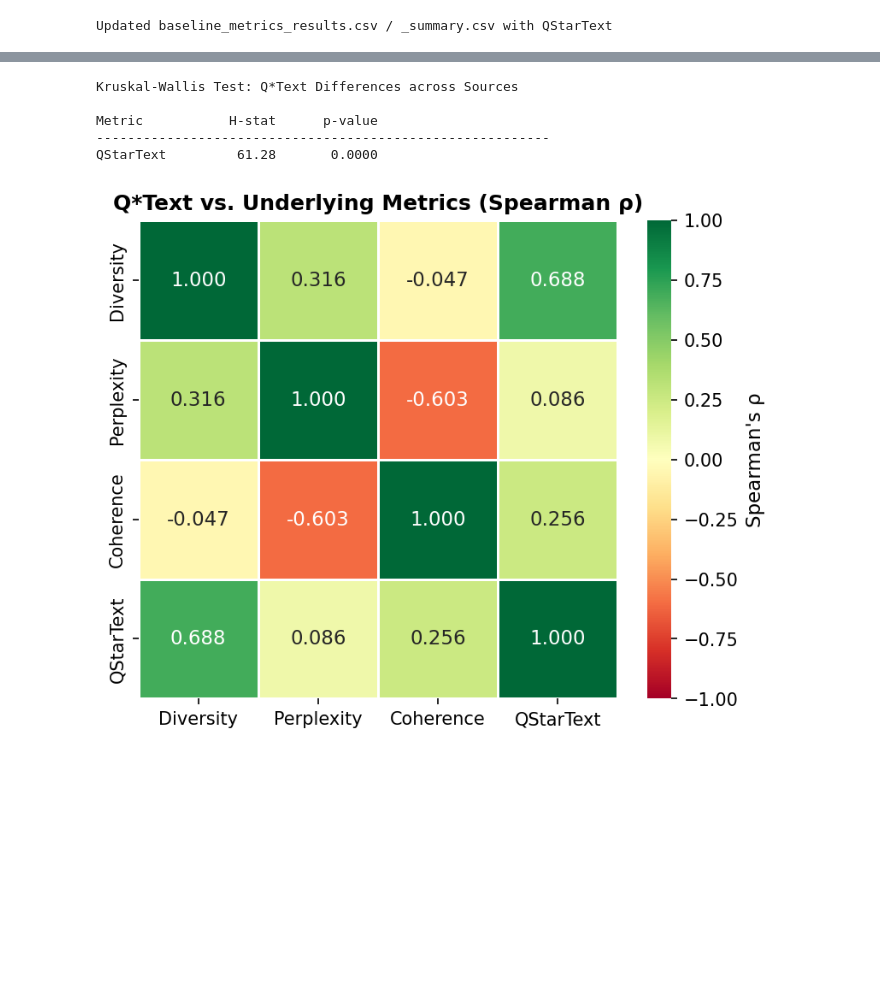
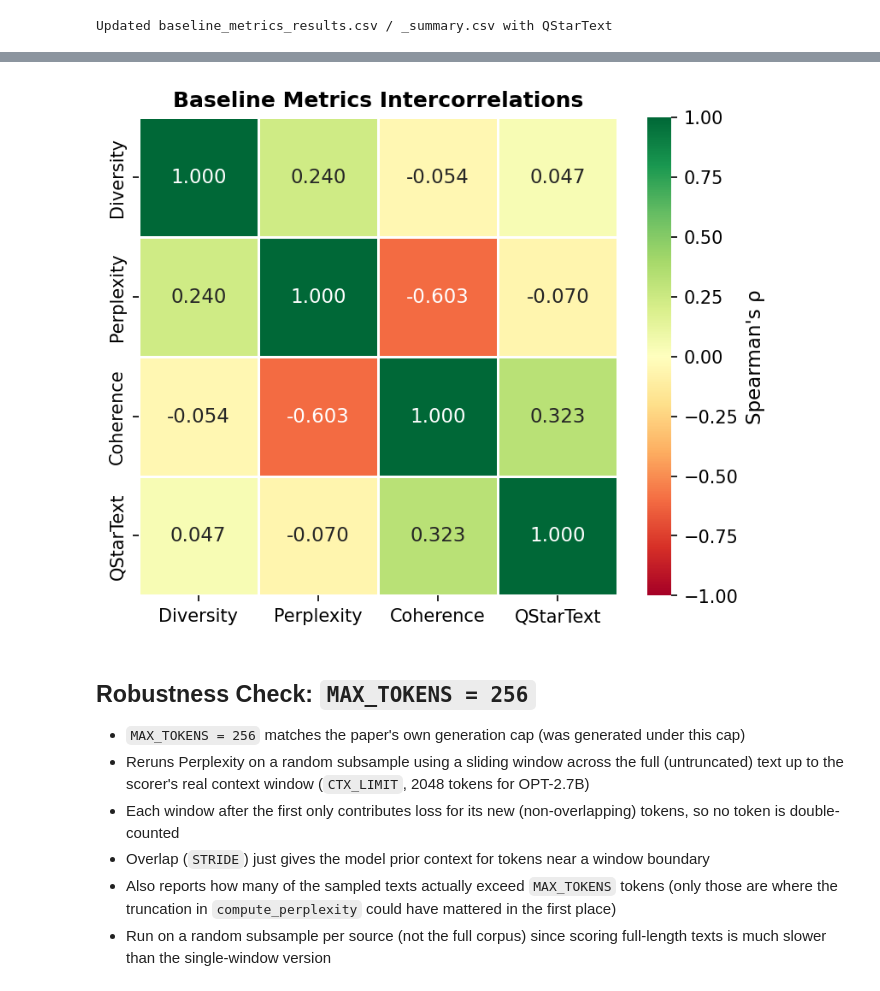
Before and after one commit to thwinner/llm-linguistic-diversity, a Jupyter notebook: metrics/04_baseline_metrics/baselines.ipynb, the cells around one changed output, grey strips where cells are left out. Cells and saved outputs as stored; diff of their text form; code cells hidden in the pictures; blank space fills up the shorter version.

Commit message:
Complete baseline metrics

```diff
--- a/metrics/04_baseline_metrics/baselines.ipynb
+++ b/metrics/04_baseline_metrics/baselines.ipynb
@@ -229,7 +150,7 @@ $$\text{DIV}(x) = \prod_{n=2}^{4} \frac{|\text{unique } n\text{-grams}(x)|}{|\te
 # %%
-# Word tokenizer
+# Word tokenizer: plain whitespace split, so case and attached punctuation are kept
 def word_tokenize_simple(text):
-    return re.findall(r"\w+", text.lower())
+    return text.strip().split()
 
 def diversity_score(text, n_range=(2, 3, 4)):
     '''Calculate the diversity score of a text based on unique n-grams for n in n_range.'''
@@ -303,14 +225,17 @@ def compute_perplexity(text, max_tokens=MAX_TOKENS):
 
     return float(torch.exp(loss).cpu())
 
-# Load or compute perplexity (cached per domain + scorer model, since both affect the result)
-CACHE_PATH = TABLE_DIR / f'baseline_metrics_results_{MODEL_TAG}.csv'
+# Load or compute perplexity (cached per domain + scorer model + MAX_TOKENS + corpus fingerprint,
+# so a corpus change -- e.g. the human 5-cap -- can never silently reuse a stale cache)
+
+CACHE_PATH = TABLE_DIR / f'baseline_metrics_results_{MODEL_TAG}_mt{MAX_TOKENS}_{DATA_FINGERPRINT}.csv'
 KEY_COLS = ['prompt_id', 'source', 'story_id']
 
 # Load cached perplexity if available, otherwise compute it for each text
 if CACHE_PATH.exists():
     cached = pd.read_csv(CACHE_PATH)[KEY_COLS + ['Perplexity']]
     df = df.merge(cached, on=KEY_COLS, how='left')
+
     print(f'Loaded cached Perplexity for {df["Perplexity"].notna().sum()}/{len(df)} texts (skipped recomputation)')
 
 else:
@@ -346,8 +271,7 @@ def compute_coherence(prompt, text, max_tokens=MAX_TOKENS):
     # Tokenize the continuation text and check if it has at least 1 token.
     # add_special_tokens=False: some tokenizers (e.g. OPT's, which prepends </s> as BOS) would
     # otherwise insert a spurious special token right at the prompt/continuation boundary below
-    cont_ids = tokenizer(text, return_tensors='pt', truncation=True, max_length=max_tokens,
-                          add_special_tokens=False)['input_ids']
+    cont_ids = tokenizer(text, return_tensors='pt', truncation=True, max_length=max_tokens, add_special_tokens=False)['input_ids']
 
     # Only compute coherence if the continuation has at least 1 token
     if cont_ids.shape[1] < 1:
@@ -472,10 +395,0 @@ plt.show()
-# %%
-print('Kruskal-Wallis Test: Baseline Metric Differences across Sources\n')
-print(f'{"Metric":<12} {"H-stat":>10} {"p-value":>12}')
-print('-' * 58)
-
-for metric in METRICS:
-    groups = [df[df['source'] == s][metric].dropna().values for s in SOURCES]
-    stat, p = kruskal(*groups)
-
-    print(f'{metric:<12} {stat:>10.2f} {p:>12.4f}')
@@ -633,29 +568,22 @@ plt.show()
-# %%
-# Significance test for Q*Text across sources (Kruskal-Wallis tests)
-groups = [df[df['source'] == s]['QStarText'].dropna().values for s in SOURCES]
-stat, p = kruskal(*groups)
-
-
-print('Kruskal-Wallis Test: Q*Text Differences across Sources\n')
-print(f'{"Metric":<12} {"H-stat":>10} {"p-value":>12}')
-print('-' * 58)
-print(f'{"QStarText":<12} {stat:>10.2f} {p:>12.4f}')
-# %% [output]
-Kruskal-Wallis Test: Q*Text Differences across Sources
-
-Metric           H-stat      p-value
-----------------------------------------------------------
-QStarText         61.28       0.0000
 # %%
 corr_all = df[['Diversity', 'Perplexity', 'Coherence', 'QStarText']].dropna().corr(method='spearman')
 
 fig, ax = plt.subplots(figsize=(5.5, 4.5))
 sns.heatmap(corr_all, annot=True, fmt='.3f', cmap='RdYlGn', vmin=-1, vmax=1,
             linewidths=0.5, ax=ax, cbar_kws={'label': "Spearman's ρ"})
-ax.set_title('Q*Text vs. Underlying Metrics (Spearman ρ)', fontsize=12, fontweight='bold')
+ax.set_title('Baseline Metrics Intercorrelations', fontsize=12, fontweight='bold')
 
 plt.tight_layout()
 plt.savefig(FIG_DIR / 'qstartext_intercorrelation.png', dpi=300, bbox_inches='tight')
 plt.show()
 # %% [output]
-[figure, old version]
+[figure, new version]
+# %% [markdown]
+## Robustness Check: `MAX_TOKENS = 256`
+
+- `MAX_TOKENS = 256` matches the paper's own generation cap (was generated under this cap)
+- Reruns Perplexity on a random subsample using a sliding window across the full (untruncated) text up to the scorer's real context window (`CTX_LIMIT`, 2048 tokens for OPT-2.7B)
+- Each window after the first only contributes loss for its new (non-overlapping) tokens, so no token is double-counted
+- Overlap (`STRIDE`) just gives the model prior context for tokens near a window boundary
+- Also reports how many of the sampled texts actually exceed `MAX_TOKENS` tokens (only those are where the truncation in `compute_perplexity` could have mattered in the first place)
+- Run on a random subsample per source (not the full corpus) since scoring full-length texts is much slower than the single-window version
```
Also changed, not shown: parts of 21 cells of this notebook, 22 other files.
